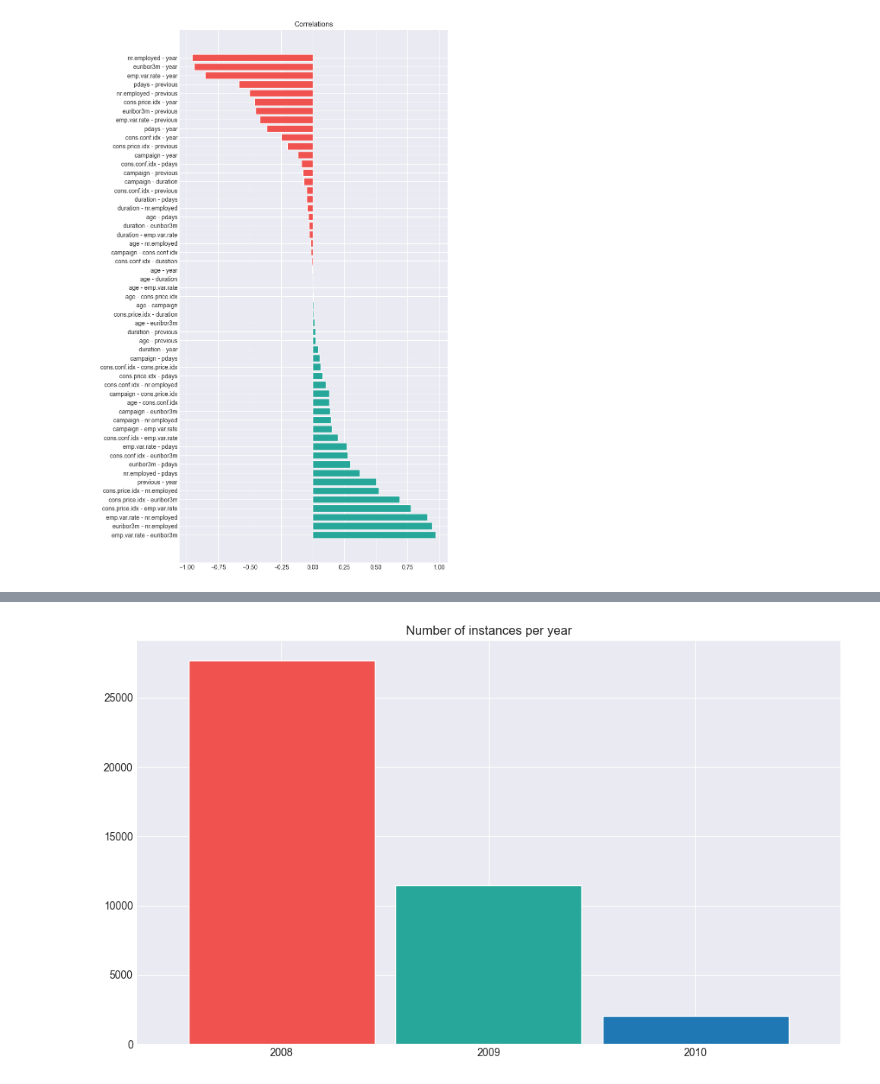
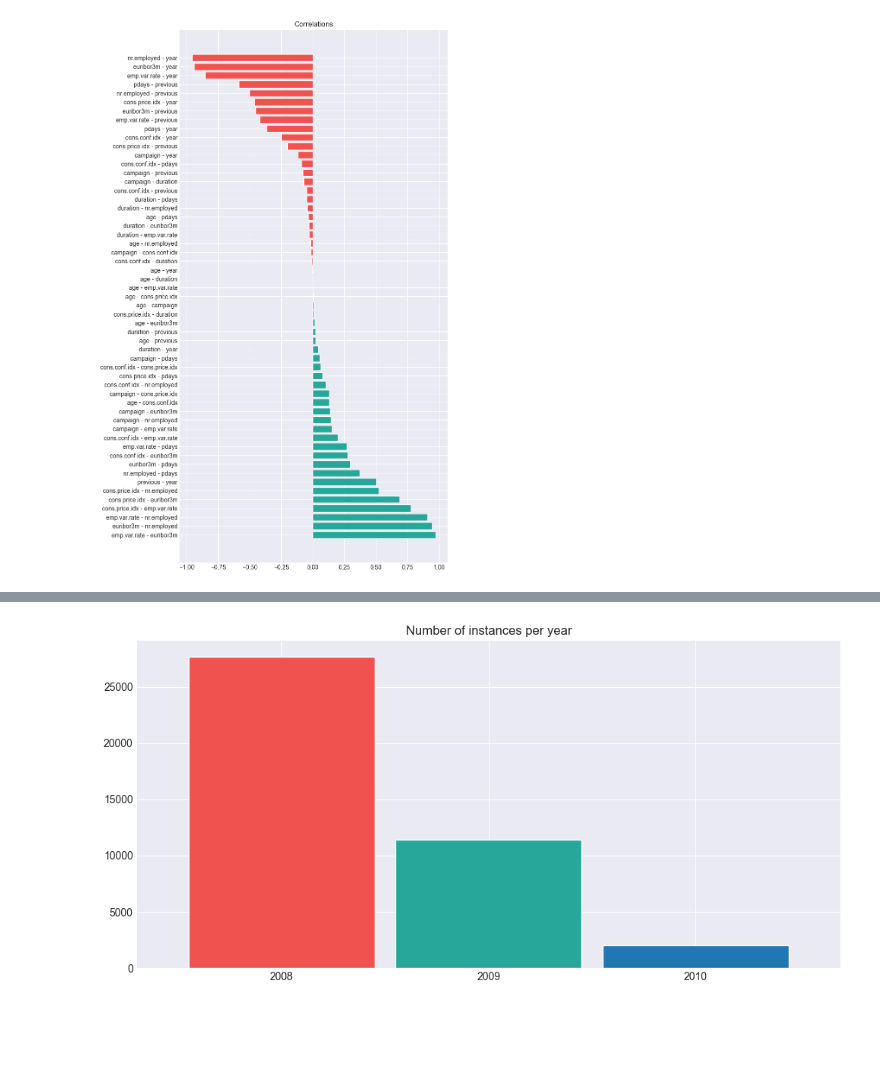
Before and after one commit to vanesterik/mads-telemarketing-assigment, a Jupyter notebook: notebooks/1.0-kve-exploratory-data-analysis.ipynb, the cells around one changed output, grey strips where cells are left out. Drawn from its saved outputs; the diff is of its cells as text; code cells hidden in the pictures; blank space fills up the shorter version.

```diff
--- a/notebooks/1.0-kve-exploratory-data-analysis.ipynb
+++ b/notebooks/1.0-kve-exploratory-data-analysis.ipynb
@@ -238,19 +238,19 @@ plt.show()
 # %%
 df.groupby("year").size().plot(
     kind="bar",
     stacked=True,
-    figsize=(10, 6),
+    figsize=(10, 5),  # Reduced height from 6 to 4
     color=[IMPERIAL_RED, PERSIAN_GREEN, HONOLULU_BLUE],
     edgecolor="white",
     width=0.9,
 )
 plt.title("Number of instances per year")
 plt.xticks(rotation=0)
 plt.xlabel("")
 plt.tight_layout()
 plt.show()
 # %% [output]
-[figure, old version]
+[figure, new version]
 # %%
 df["approached"] = df["pdays"] != 999
 
```
Also changed, not shown: parts of 2 cells of this notebook, 14 other files.
